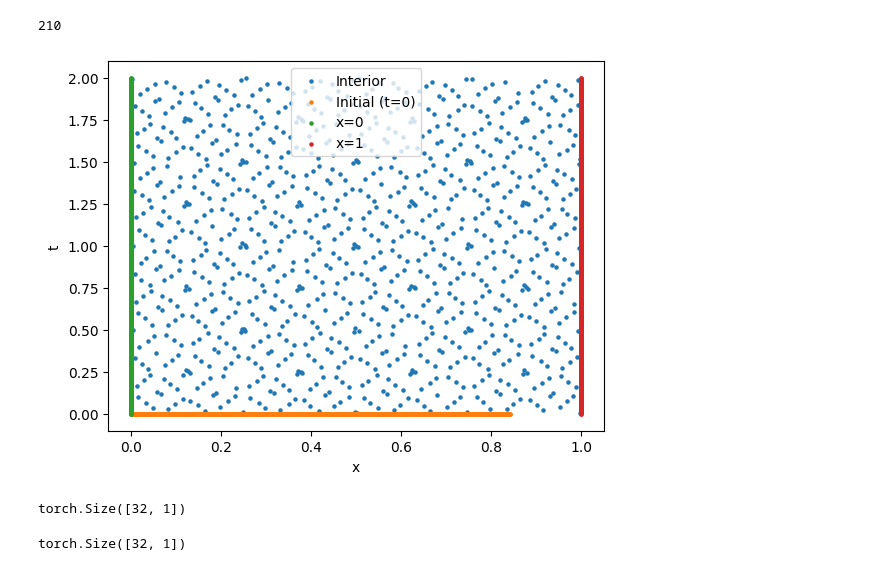
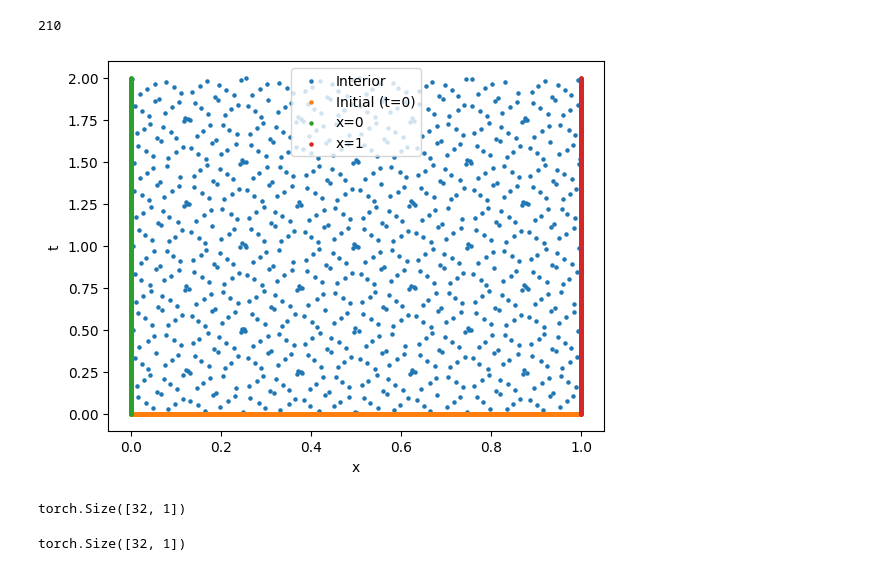
Before and after one commit to Mafaz03/Deep-Learning-in-Mechanics, a Jupyter notebook: advection-diffusion.ipynb, the cells around one changed output. Drawn from its saved outputs; the diff is of its cells as text; code cells hidden in the pictures.

```diff
--- a/advection-diffusion.ipynb
+++ b/advection-diffusion.ipynb
@@ -76,20 +78,21 @@ test_dataset_obj = dataset(sobol_engine, 500)
 test_dataloader = torch.utils.data.DataLoader(test_dataset_obj, batch_size = BATCH_SIZE, shuffle = True)
 # %%
 def f(x):
-    return torch.sin(x)
+    # return torch.sin(5*x) + torch.tan(10*x)
+    return torch.sin(x)# + torch.tan(10*x)
 
-def g(t):
-    return torch.sin(t)
+def g(x):
+    return torch.sin(0.1*x)
 
 domain = torch.tensor([[0, 1], [0, 2]]) # x = [0, 1]; t = [0, 2]
 
-def get_initial(data, f):
+def get_initial(data, domain, f):
     data = data.clone()
     data[:,0] = domain[0][0] + (domain[0][1] - domain[0][0]) * data[:,0]
 
     data[:, 1] = 0 # t = 0
 
-    x = data[:,0]
+    x = data[:, 0]
     u = f(x)
 
     u = torch.stack((u, torch.zeros_like(u)), dim=1)
@@ -97,7 +100,7 @@ def get_initial(data, f):
     return data, u
 
 
-def get_BC(data, g):
+def get_BC(data, domain, g):
     data = data.clone()
     data[:,1] = domain[1][0] + (domain[1][1] - domain[1][0]) * data[:,1]
 
@@ -106,16 +109,16 @@ def get_BC(data, g):
     # x = 0
     data_0 = data.clone()
     data_0[:, 0] = domain[0][0]
-    u_0 = g(t)
+    u_0_g = g(t)
 
     # x = L
     data_L = data.clone()
     data_L[:, 0] = domain[0][1]
-    u_L = g(t)
+    u_L_g = g(t)
 
-    return data_0, data_L, u_0, u_L
+    return data_0, data_L, u_0_g, u_L_g
 
-def get_interior(data): # returns x (location)
+def get_interior(data, domain): # returns x (location)
     data = data.clone()
     data[:, 0] =  domain[0][0] + (domain[0][1] - domain[0][0]) * data[:, 0]
     data[:, 1] =  domain[1][0] + (domain[1][1] - domain[1][0]) * data[:, 1]
@@ -125,34 +128,34 @@ def get_interior(data): # returns x (location)
 # %%
 dummy_data = []
 
 for d in train_dataloader:
     dummy_data.append(d)
 
 data = torch.cat(dummy_data, dim = 0)
 
-interior = get_interior(data)
-ic = get_initial(data, f)
-bc_0, bc_L, u_0, u_L = get_BC(data, g)
+interior = get_interior(data, domain)
+data_ic, ic = get_initial(data, domain, f)
+bc_0, bc_L, u_0, u_L = get_BC(data, domain, g)
 
 plt.figure()
 plt.scatter(interior[:,0], interior[:,1], s=5, label="Interior")
-plt.scatter(ic[:,0], ic[:,1], s=5, label="Initial (t=0)")
+plt.scatter(data_ic[:,0], data_ic[:,1], s=5, label="Initial (t=0)")
 
 plt.scatter(bc_0[:,0], bc_0[:,1], s=5, label="x=0")
 plt.scatter(bc_L[:,0], bc_L[:,1], s=5, label="x=1")
 
 plt.legend()
 plt.xlabel("x")
 plt.ylabel("t")
 plt.show()
 # %% [output]
-[figure, old version]
+[figure, new version]
 # %%
 u_predictor_model = NN(input_dim = 2, output_dim = 1, layers = 4, neurons = 20)
 
-def get_interior_residual(u_model, points, alpha, epsilon):
-    points.requires_grad = True
-
+def get_interior_residual(u_model, points, a, epsilon):
+    # points = points.clone().detach().requires_grad_(True)
+    points.requires_grad_(True)
     u = u_model(points)
 
     grad_u = torch.autograd.grad(u.sum(), points, create_graph = True)[0]
@@ -160,12 +163,12 @@ def get_interior_residual(u_model, points, alpha, epsilon):
     u_t = grad_u[:, 1]
     u_xx = torch.autograd.grad(u_x.sum(), points, create_graph=True)[0][:, 0]
 
-    interior_residual = u_t + (alpha * u_x) - (epsilon * u_xx)
+    interior_residual = u_t + (a * u_x) - (epsilon * u_xx)
 
     return interior_residual.unsqueeze(1)
+
+interior_data = get_interior(next(iter(train_dataloader)), domain)
+get_interior_residual(u_predictor_model, interior_data, 1, 0).shape
+# %% [output]
+torch.Size([32, 1])
-# %%
-interior_data = get_interior(next(iter(train_dataloader)))
-get_interior_residual(u_predictor_model, interior_data, 1, 1).shape
-# %% [output]
-torch.Size([32, 1])
 # %%
```
Also changed, not shown: parts of 22 cells of this notebook, 2 other files.
